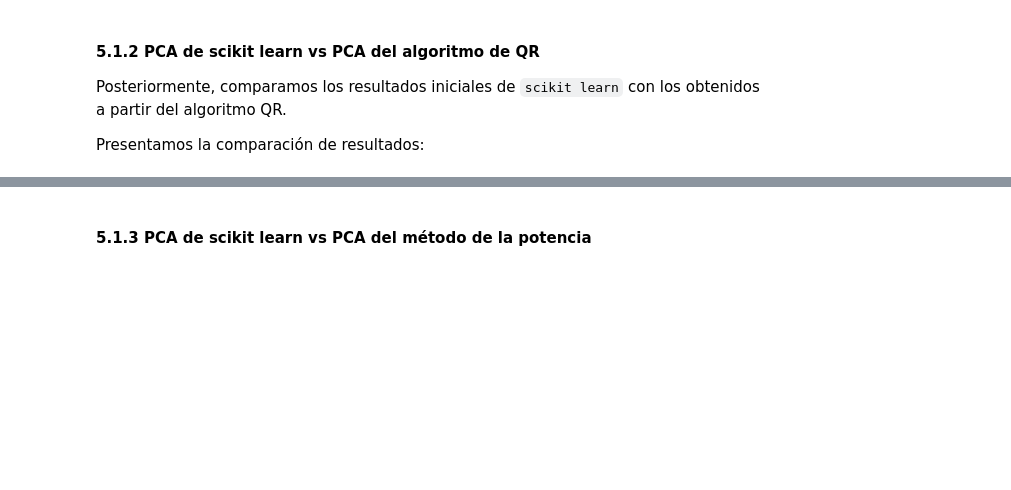
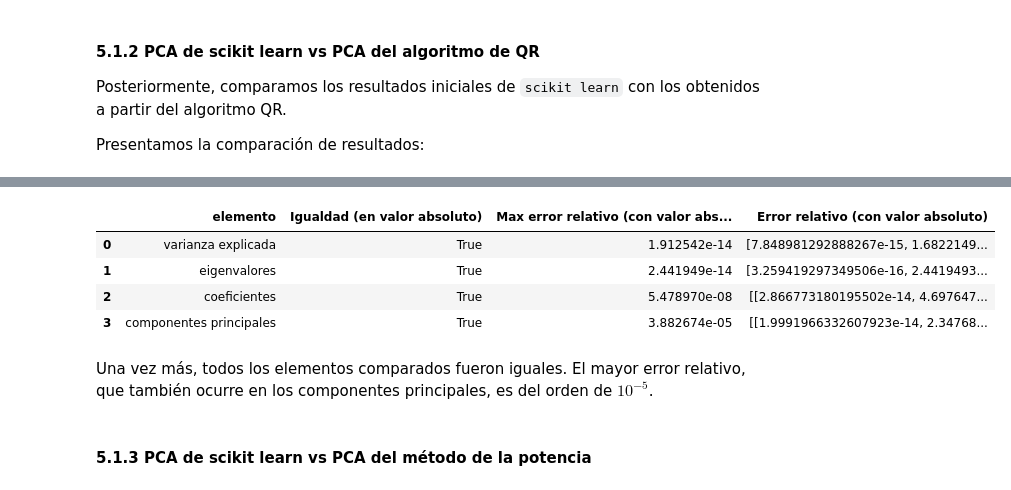
Before and after one commit to rafaelortegar/PCA-nutricion, a Jupyter notebook: results/reporte_final.ipynb, the cells around one changed output, grey strips where cells are left out. Cells and saved outputs as stored; diff of their text form; code cells hidden in the pictures; blank space fills up the shorter version.

```diff
--- a/results/reporte_final.ipynb
+++ b/results/reporte_final.ipynb
@@ -456,3 +427,14 @@ with pd.option_context('display.max_rows', None, 'display.max_columns', compara_
+# %%
+df_resultados_qr = comparaModelos.compara_resultados_abs_sk_qr(df_nutrientes)
+df_resultados_qr
+# %% [output]
+|  | elemento | Igualdad (en valor absoluto) | Max error relativo (con valor abs... | Error relativo (con valor absoluto) |
+| 0 | varianza explicada | True | 1.912542e-14 | [7.848981292888267e-15, 1.6822149... |
+| 1 | eigenvalores | True | 2.441949e-14 | [3.259419297349506e-16, 2.4419493... |
+| 2 | coeficientes | True | 5.478970e-08 | [[2.866773180195502e-14, 4.697647... |
+| 3 | componentes principales | True | 3.882674e-05 | [[1.9991966332607923e-14, 2.34768... |
+# %% [markdown]
+Una vez más, todos los elementos comparados fueron iguales. El mayor error relativo, que también ocurre en los componentes principales, es del orden de $10^{-5}$.
 # %% [markdown]
 #### 5.1.3 PCA de scikit learn vs PCA del método de la potencia
 # %% [markdown]
```
Also changed, not shown: parts of 20 cells of this notebook.
